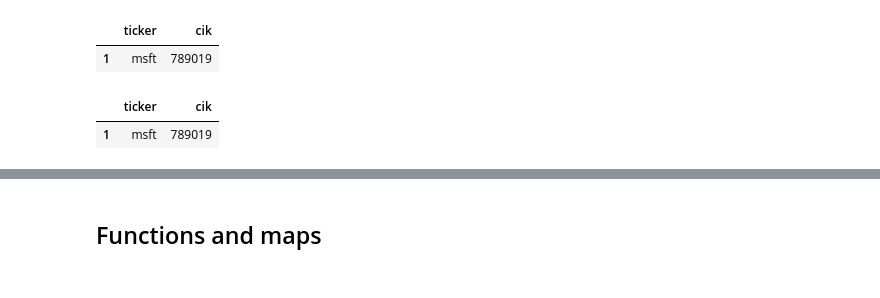
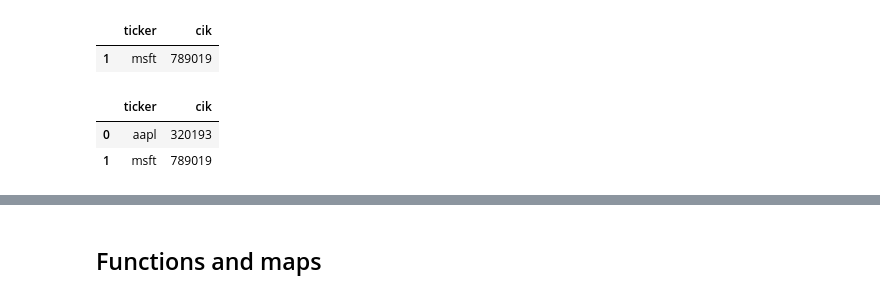
Before and after one commit to jfimbett/DauphineFinancePython, a Jupyter notebook: Lesson 3/introduction_to_pandas.ipynb, the cells around one changed output, grey strips where cells are left out. Saved outputs shown, nothing was run; the diff lists cells and outputs as text; code cells hidden in the pictures.

```diff
--- a/Lesson 3/introduction_to_pandas.ipynb
+++ b/Lesson 3/introduction_to_pandas.ipynb
@@ -174,10 +174,11 @@ df.loc[df.ticker == 'msft'] #loc accepts a conditional
 |  | ticker | cik |
 | 1 | msft | 789019 |
 # %%
-mask = (df.ticker =='msft') | (df.ticker == 'aaple') # You have to use the more abstract or | operator or the more abstract & and operators
+mask = (df.ticker =='msft') | (df.ticker == 'aapl') # You have to use the more abstract or | operator or the more abstract & and operators
 df.loc[mask]
 # %% [output]
 |  | ticker | cik |
+| 0 | aapl | 320193 |
 | 1 | msft | 789019 |
 # %%
 df.loc[df.ticker.isin(['aapl', 'msft', 'tsla'])]
```
Also changed, not shown: parts of 29 cells of this notebook.
